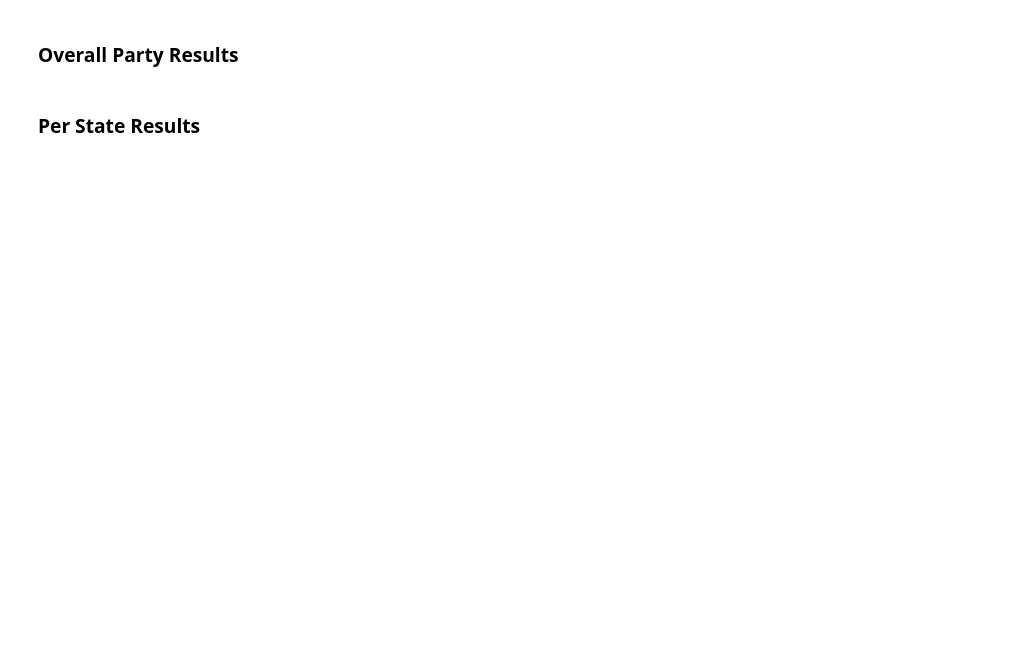
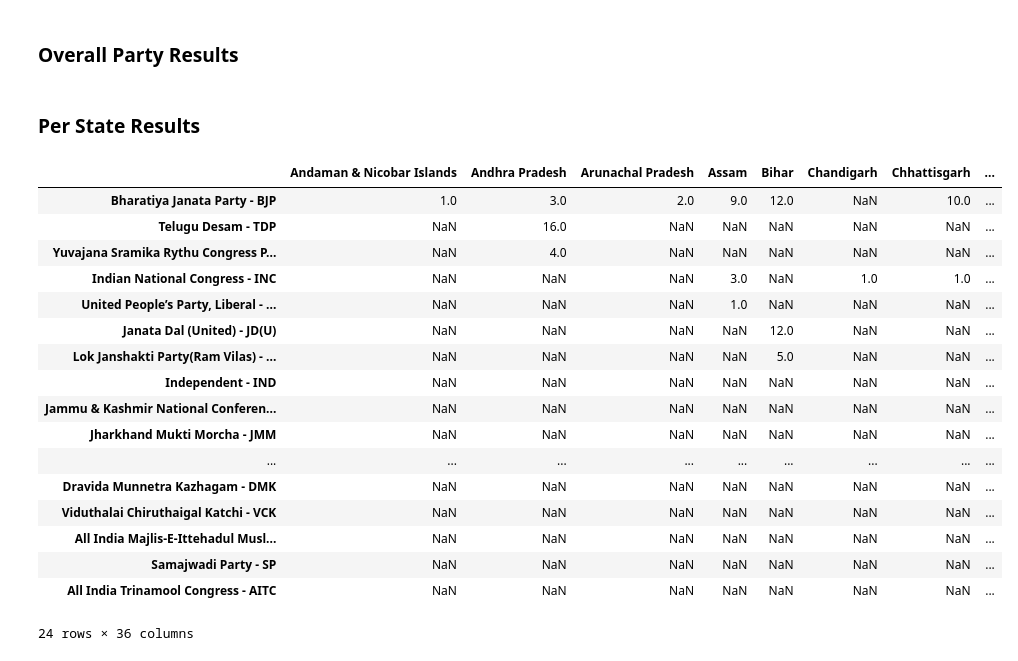
Before and after one commit to mojitrk/ec-scrape-kalvium, a Jupyter notebook: web-scraper.ipynb, the cells around one changed output. Cells and saved outputs as stored; diff of their text form; code cells hidden in the pictures; blank space fills up the shorter version.

```diff
--- a/web-scraper.ipynb
+++ b/web-scraper.ipynb
@@ -63,15 +63,35 @@ overallres.to_csv('data/total-party-results.csv', index=False)
 # %%
 sres = {}
 
 for i in range(len(scode)):
     url = "https://results.eci.gov.in/PcResultGenJune2024/partywiseresult-" + scode[i] + ".htm"
     df = pd.read_html(url)[0]
     info = {}
     for j in range(df.shape[0]):
         if j >= 3: break
         if df['Party'][j] == "Total": continue
         info[df['Party'][j]] = df['Won'][j]
     sres[states[i]] = info
 
 stateres = pd.DataFrame(sres)
 stateres.to_csv('data/state-results.csv', index=False)
+stateres
+# %% [output]
+|  | Andaman & Nicobar Islands | Andhra Pradesh | Arunachal Pradesh | Assam | Bihar | Chandigarh | Chhattisgarh | ... |
+| Bharatiya Janata Party - BJP | 1.0 | 3.0 | 2.0 | 9.0 | 12.0 | NaN | 10.0 | ... |
+| Telugu Desam - TDP | NaN | 16.0 | NaN | NaN | NaN | NaN | NaN | ... |
+| Yuvajana Sramika Rythu Congress P... | NaN | 4.0 | NaN | NaN | NaN | NaN | NaN | ... |
+| Indian National Congress - INC | NaN | NaN | NaN | 3.0 | NaN | 1.0 | 1.0 | ... |
+| United People’s Party, Liberal - ... | NaN | NaN | NaN | 1.0 | NaN | NaN | NaN | ... |
+| Janata Dal (United) - JD(U) | NaN | NaN | NaN | NaN | 12.0 | NaN | NaN | ... |
+| Lok Janshakti Party(Ram Vilas) - ... | NaN | NaN | NaN | NaN | 5.0 | NaN | NaN | ... |
+| Independent - IND | NaN | NaN | NaN | NaN | NaN | NaN | NaN | ... |
+| Jammu & Kashmir National Conferen... | NaN | NaN | NaN | NaN | NaN | NaN | NaN | ... |
+| Jharkhand Mukti Morcha - JMM | NaN | NaN | NaN | NaN | NaN | NaN | NaN | ... |
+| ... | ... | ... | ... | ... | ... | ... | ... | ... |
+| Dravida Munnetra Kazhagam - DMK | NaN | NaN | NaN | NaN | NaN | NaN | NaN | ... |
+| Viduthalai Chiruthaigal Katchi - VCK | NaN | NaN | NaN | NaN | NaN | NaN | NaN | ... |
+| All India Majlis-E-Ittehadul Musl... | NaN | NaN | NaN | NaN | NaN | NaN | NaN | ... |
+| Samajwadi Party - SP | NaN | NaN | NaN | NaN | NaN | NaN | NaN | ... |
+| All India Trinamool Congress - AITC | NaN | NaN | NaN | NaN | NaN | NaN | NaN | ... |
+24 rows × 36 columns
```
Also changed, not shown: 2 other files.
